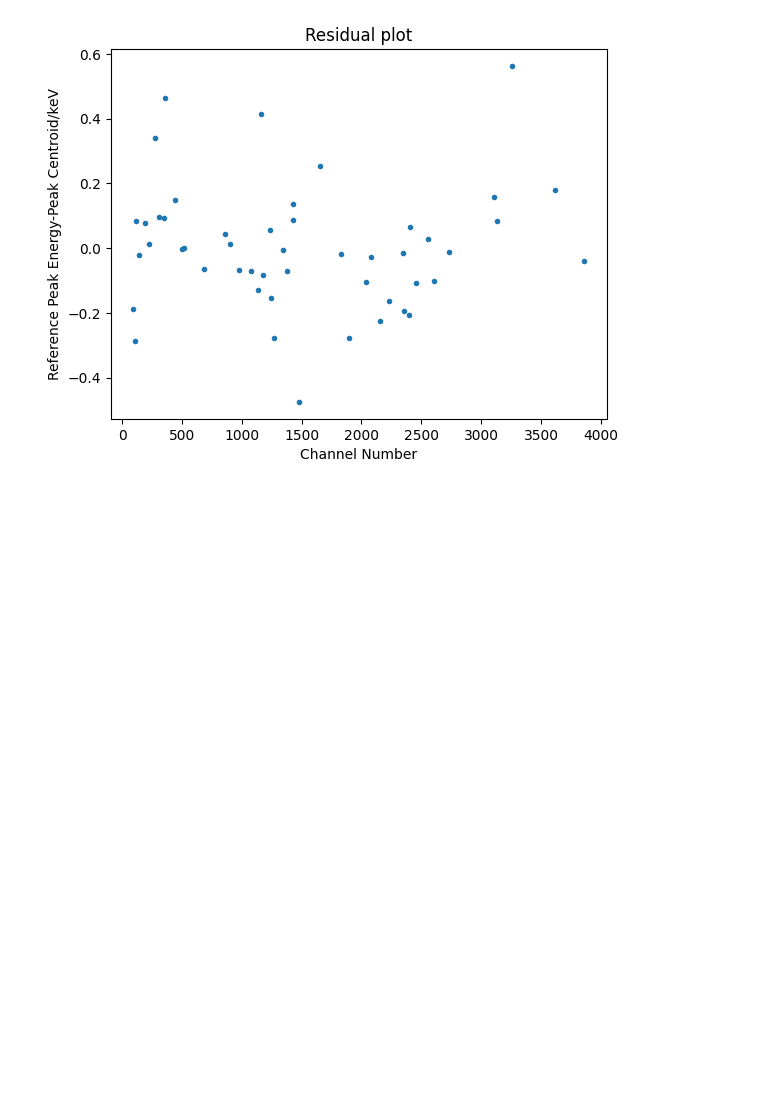
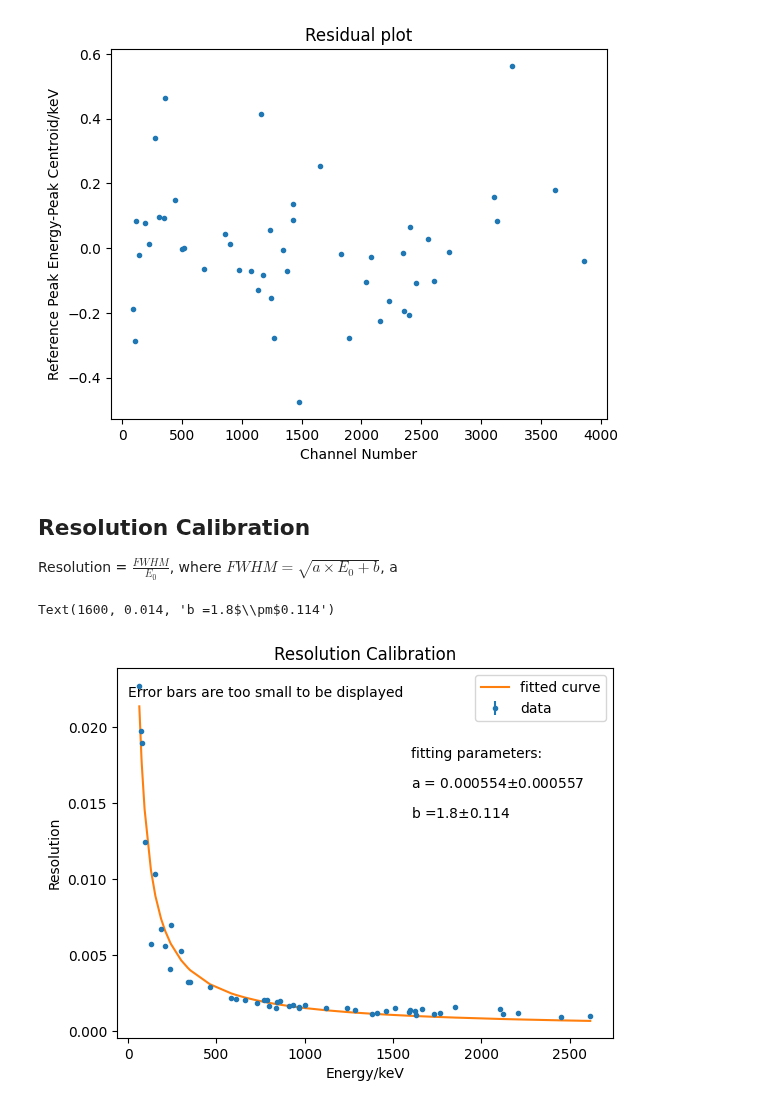
Before and after one commit to ngcnpeter/HPGe_lab_y3, a Jupyter notebook: spectal_analysis.ipynb, the cells around one changed output. Drawn from its saved outputs; the diff is of its cells as text; code cells hidden in the pictures; blank space fills up the shorter version.

```diff
--- a/spectal_analysis.ipynb
+++ b/spectal_analysis.ipynb
@@ -84,3 +91,39 @@ plt.ylabel('Reference Peak Energy-Peak Centroid/keV')
 # %% [output]
 Text(0, 0.5, 'Reference Peak Energy-Peak Centroid/keV')
 [figure]
+# %% [markdown]
+## Resolution Calibration
+
+Resolution = $\frac{FWHM}{E_0}$,
+where $FWHM = \sqrt{a \times E_0+b}$, a
+# %%
+res = fwhm_1/centroid_1
+fwhm_1_err= fwhm_1/np.sqrt(2*peak_count_1)
+
+res_err = res*np.sqrt((centroid_1_err/centroid_1)**2+(fwhm_1_err/fwhm_1)**2)
+def res_fit(peak_energy,a,b):
+    '''This function is used for fitting resolution as a function of energy
+       res = np.sqrt(a*energy+b)/energy
+       Input:  peak_energy - fitted centroid of labelled peaks
+               a,b         - parameters for the above formula
+       Output: resolution
+       '''
+    return np.sqrt(a*peak_energy+b)/peak_energy
+res_par, res_cov = curve_fit(res_fit,centroid_1,res)
+res_fit_err = np.sqrt(np.diag(res_cov))
+
+
+plt.figure()
+plt.title('Resolution Calibration')
+plt.errorbar(centroid_1,res,yerr = res_err,fmt = '.',label = 'data')
+plt.plot(centroid_1,res_fit(centroid_1,*res_par), label = 'fitted curve')
+plt.ylabel('Resolution')
+plt.xlabel('Energy/keV')
+plt.legend()
+plt.text(1,0.022,'Error bars are too small to be displayed')
+plt.text(1600,0.018,f'fitting parameters:')
+plt.text(1600,0.016,f'a = {res_par[0]:.3g}' + r'$\pm$'+ f'{res_fit_err[0]:.3g}')
+plt.text(1600,0.014,f'b ={res_par[1]:.3g}' + r'$\pm$'+ f'{res_fit_err[1]:.3g}')
+# %% [output]
+Text(1600, 0.014, 'b =1.8$\\pm$0.114')
+[figure, added]
```
Also changed, not shown: parts of 7 cells of this notebook.
